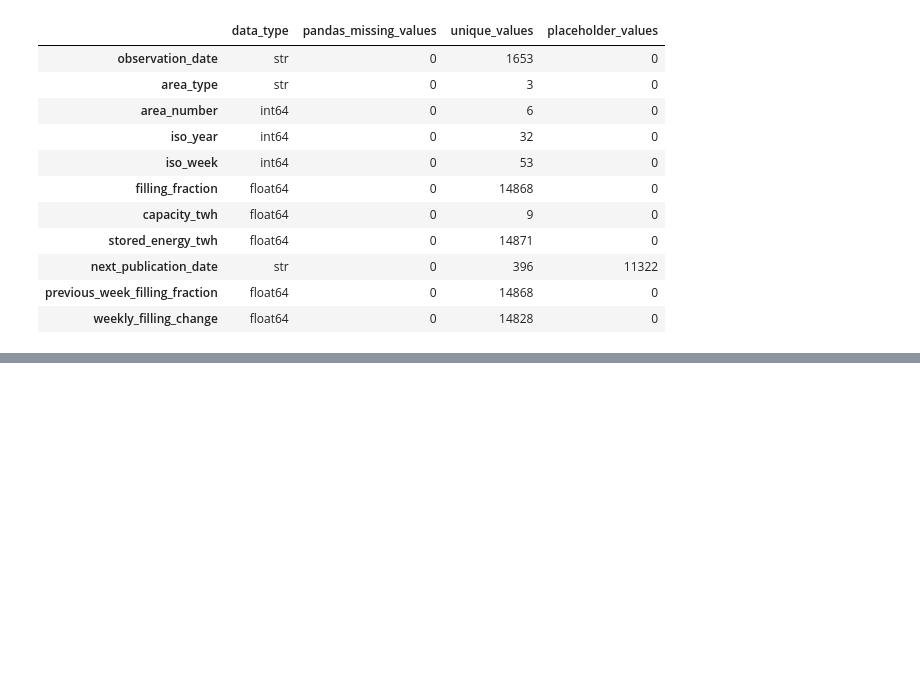
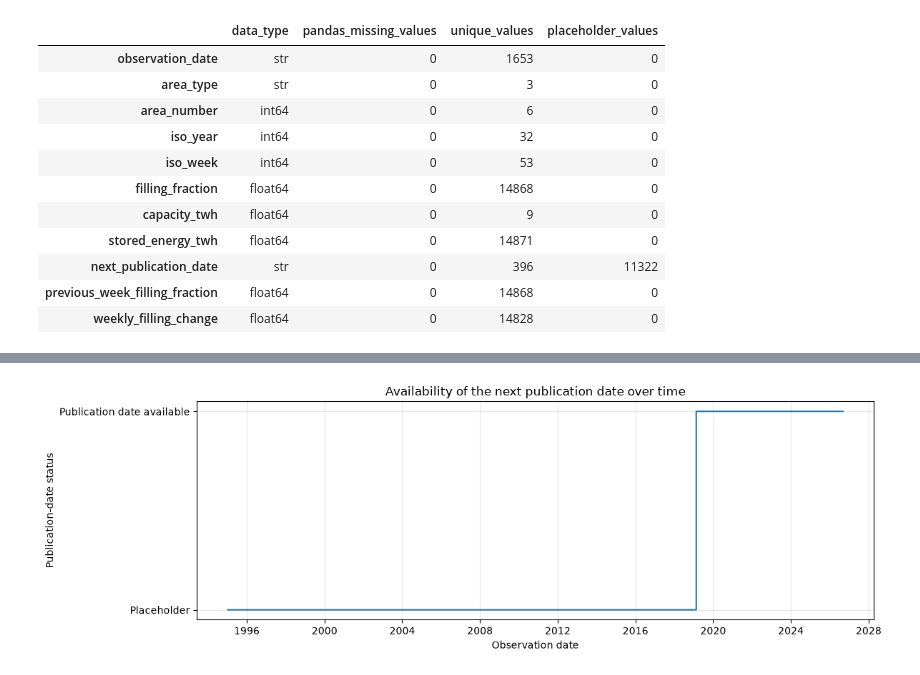
Before and after one commit to G0KU-DOTCOM/Streamlit_dashboard, a Jupyter notebook: notebooks/prosjekt_part1.ipynb, the cells around one changed output, grey strips where cells are left out. Cells and saved outputs as stored; diff of their text form; code cells hidden in the pictures; blank space fills up the shorter version.

```diff
--- a/notebooks/prosjekt_part1.ipynb
+++ b/notebooks/prosjekt_part1.ipynb
@@ -256,0 +293,39 @@ display(column_summary)
+# %%
+# The same publication date is repeated for all nine areas in each week,
+# so I keep one record per observation date before creating the plot.
+publication_availability = reservoirs[
+    ["observation_date", "next_publication_date"]
+].drop_duplicates("observation_date").copy()
+
+publication_availability["observation_date"] = pd.to_datetime(
+    publication_availability["observation_date"]
+)
+
+publication_availability["date_available"] = (
+    publication_availability["next_publication_date"]
+    != "0001-01-01T00:00:00"
+)
+
+publication_availability = publication_availability.sort_values(
+    "observation_date"
+)
+
+plt.figure(figsize=(12, 4))
+plt.step(
+    publication_availability["observation_date"],
+    publication_availability["date_available"].astype(int),
+    where="post"
+)
+
+plt.yticks(
+    [0, 1],
+    ["Placeholder", "Publication date available"]
+)
+plt.xlabel("Observation date")
+plt.ylabel("Publication-date status")
+plt.title("Availability of the next publication date over time")
+plt.grid(alpha=0.3)
+plt.tight_layout()
+plt.show()
+# %% [output]
+[figure, added]
```
Also changed, not shown: parts of 2 cells of this notebook.
